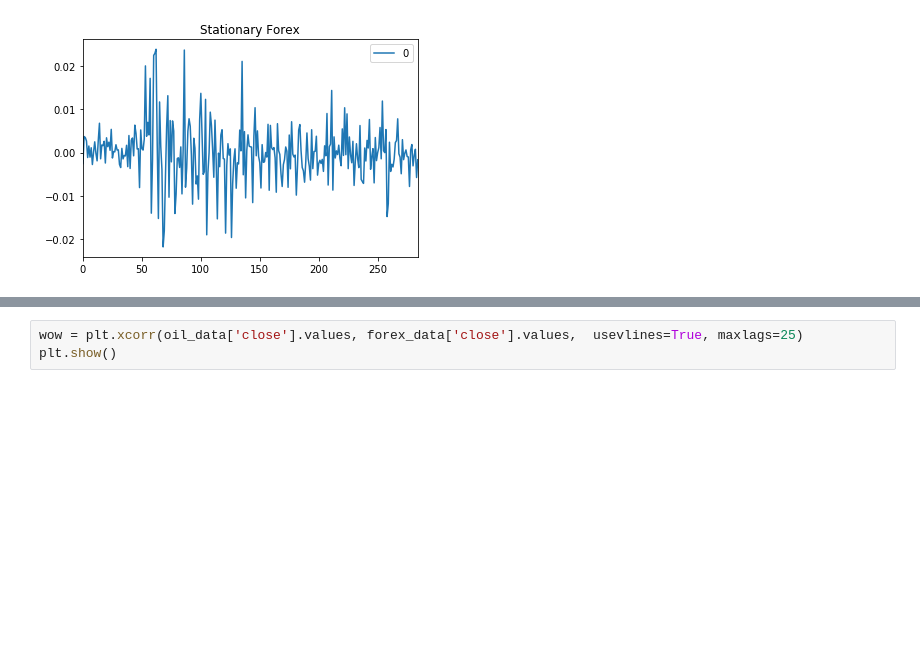
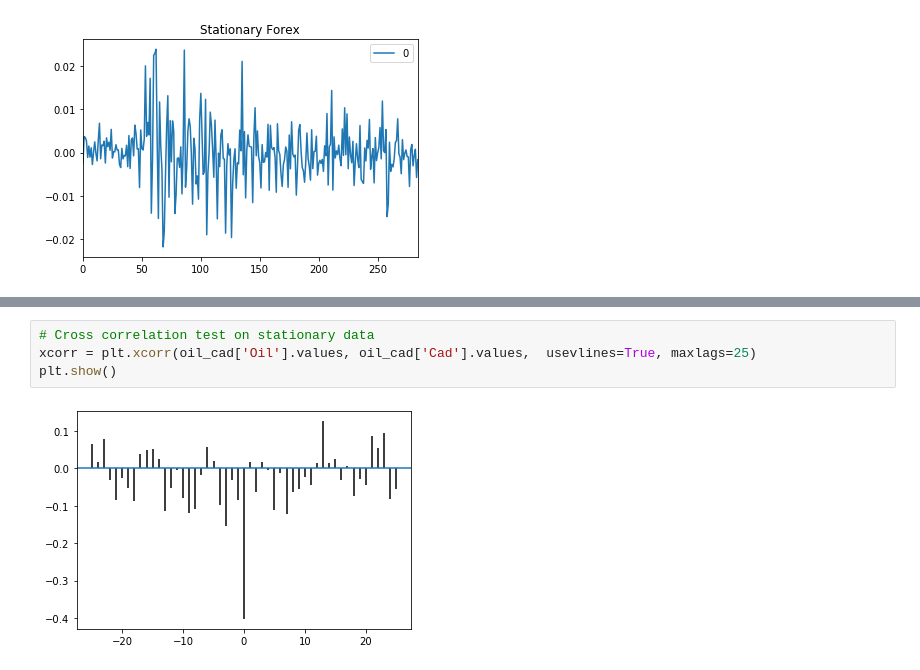
Before and after one commit to KnlnKS/Forex-Price-Predictor-Quantconnect, a Jupyter notebook: research.ipynb, the cells around one changed output, grey strips where cells are left out. Drawn from its saved outputs; the diff is of its cells as text; blank space fills up the shorter version.

```diff
--- a/research.ipynb
+++ b/research.ipynb
@@ -215,6 +268,9 @@ cross_corr_cad.show()
 # %%
-wow = plt.xcorr(oil_data['close'].values, forex_data['close'].values,  usevlines=True, maxlags=25)
+# Cross correlation test on stationary data
+xcorr = plt.xcorr(oil_cad['Oil'].values, oil_cad['Cad'].values,  usevlines=True, maxlags=25)
 plt.show()
+# %% [output]
+[figure, added]
 # %%
 """
 ARIMAX:
```
Also changed, not shown: parts of 8 cells of this notebook.
